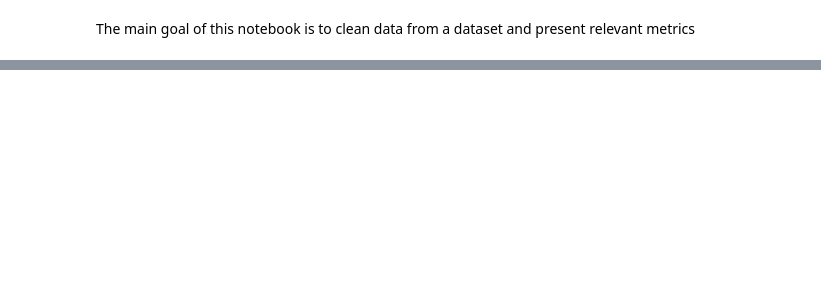
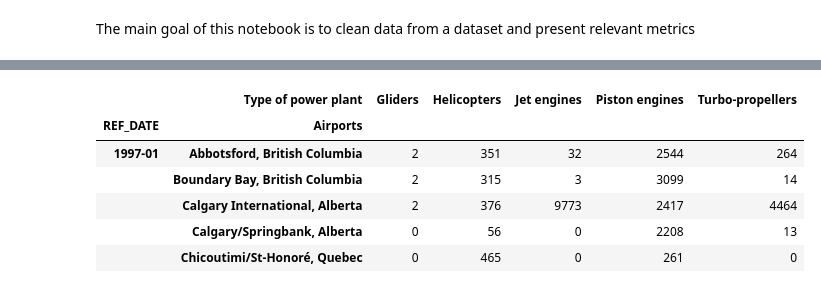
Before and after one commit to jcupe7/Clean_Airport_Data, a Jupyter notebook: Clean_CanAirData.ipynb, the cells around one changed output, grey strips where cells are left out. Cells and saved outputs as stored; diff of their text form; code cells hidden in the pictures; blank space fills up the shorter version.

```diff
--- a/Clean_CanAirData.ipynb
+++ b/Clean_CanAirData.ipynb
@@ -16,0 +116,11 @@ air_df.head()
+# %%
+air_Tdf = air_df.pivot_table(index=['REF_DATE', 'Airports'], columns= 'Type of power plant', values='VALUE')
+air_Tdf.head()
+# %% [output]
+|  | Type of power plant | Gliders | Helicopters | Jet engines | Piston engines | Turbo-propellers |
+| REF_DATE | Airports |  |  |  |  |  |
+| 1997-01 | Abbotsford, British Columbia | 2 | 351 | 32 | 2544 | 264 |
+|  | Boundary Bay, British Columbia | 2 | 315 | 3 | 3099 | 14 |
+|  | Calgary International, Alberta | 2 | 376 | 9773 | 2417 | 4464 |
+|  | Calgary/Springbank, Alberta | 0 | 56 | 0 | 2208 | 13 |
+|  | Chicoutimi/St-Honoré, Quebec | 0 | 465 | 0 | 261 | 0 |
```
Also changed, not shown: parts of 19 cells of this notebook.
